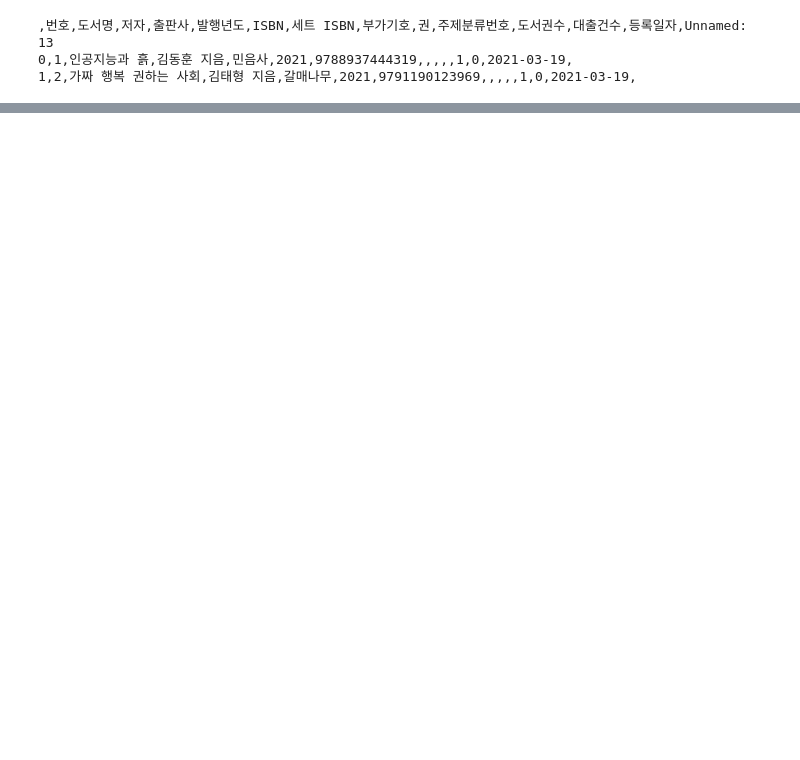
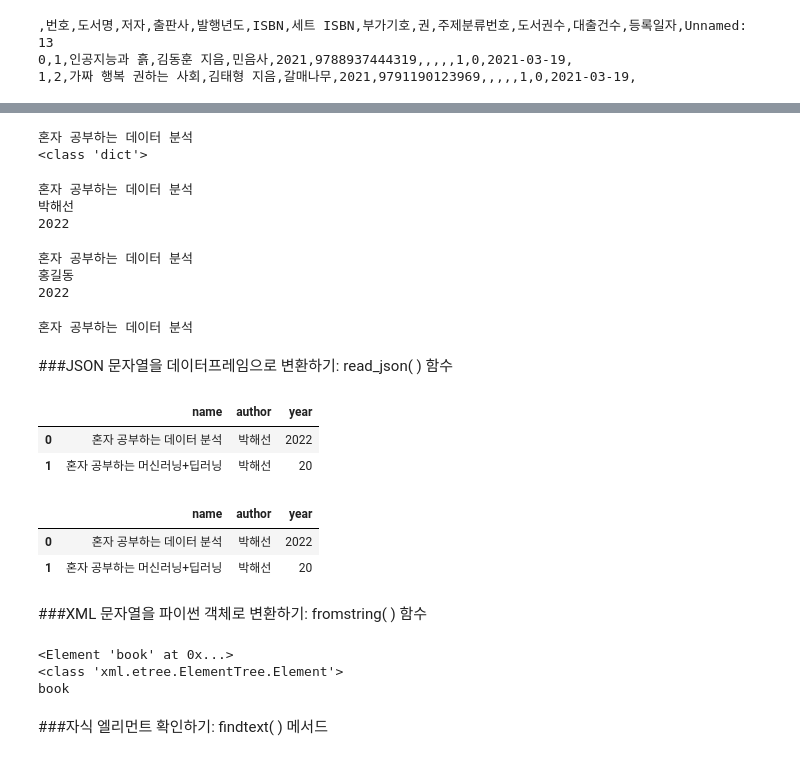
Before and after one commit to kipkii/Big_Wave, a Jupyter notebook: 4주차_실습.ipynb, the cells around one changed output, grey strips where cells are left out. Cells and saved outputs as stored; diff of their text form; code cells hidden in the pictures; blank space fills up the shorter version.

```diff
--- a/4주차_실습.ipynb
+++ b/4주차_실습.ipynb
@@ -147,0 +168,57 @@ ns_df.head()
+# %%
+d2 = json.loads(d_str)
+print(d2['name'])
+
+print(type(d2))
+# %% [output]
+혼자 공부하는 데이터 분석
+<class 'dict'>
+# %%
+d3 = json.loads('{"name": "혼자 공부하는 데이터 분석", "author": "박해선", "year": 2022}')
+
+print(d3['name'])
+print(d3['author'])
+print(d3['year'])
+# %% [output]
+혼자 공부하는 데이터 분석
+박해선
+2022
+# %%
+d3 = json.loads('{"name": "혼자 공부하는 데이터 분석", "author": ["박해선","홍길동"], "year": 2022}')
+
+print(d3['name'])
+print(d3['author'][1])
+print(d3['year'])
+# %% [output]
+혼자 공부하는 데이터 분석
+홍길동
+2022
+# %%
+d4_str = """
+[
+  {"name": "혼자 공부하는 데이터 분석", "author": "박해선", "year": 2022},
+  {"name": "혼자 공부하는 머신러닝+딥러닝", "author": "박해선", "year": 20}
+]
+"""
+
+d4 = json.loads(d4_str)
+print(d4[0]['name'])
+# %% [output]
+혼자 공부하는 데이터 분석
+# %% [markdown]
+###JSON 문자열을 데이터프레임으로 변환하기: read_json( ) 함수
+# %%
+import pandas as pd
+pd.read_json(d4_str)
+# %% [output]
+|  | name | author | year |
+| 0 | 혼자 공부하는 데이터 분석 | 박해선 | 2022 |
+| 1 | 혼자 공부하는 머신러닝+딥러닝 | 박해선 | 20 |
+# %%
+pd.DataFrame(d4)
+# %% [output]
+|  | name | author | year |
+| 0 | 혼자 공부하는 데이터 분석 | 박해선 | 2022 |
+| 1 | 혼자 공부하는 머신러닝+딥러닝 | 박해선 | 20 |
+# %% [markdown]
+###XML 문자열을 파이썬 객체로 변환하기: fromstring( ) 함수
@@ -147,0 +236,10 @@ ns_df.head()
+# %%
+print(book)
+print(type(book))
+print(book.tag)
+# %% [output]
+<Element 'book' at 0x...>
+<class 'xml.etree.ElementTree.Element'>
+book
+# %% [markdown]
+###자식 엘리먼트 확인하기: findtext( ) 메서드
```
Also changed, not shown: parts of 17 cells of this notebook.
